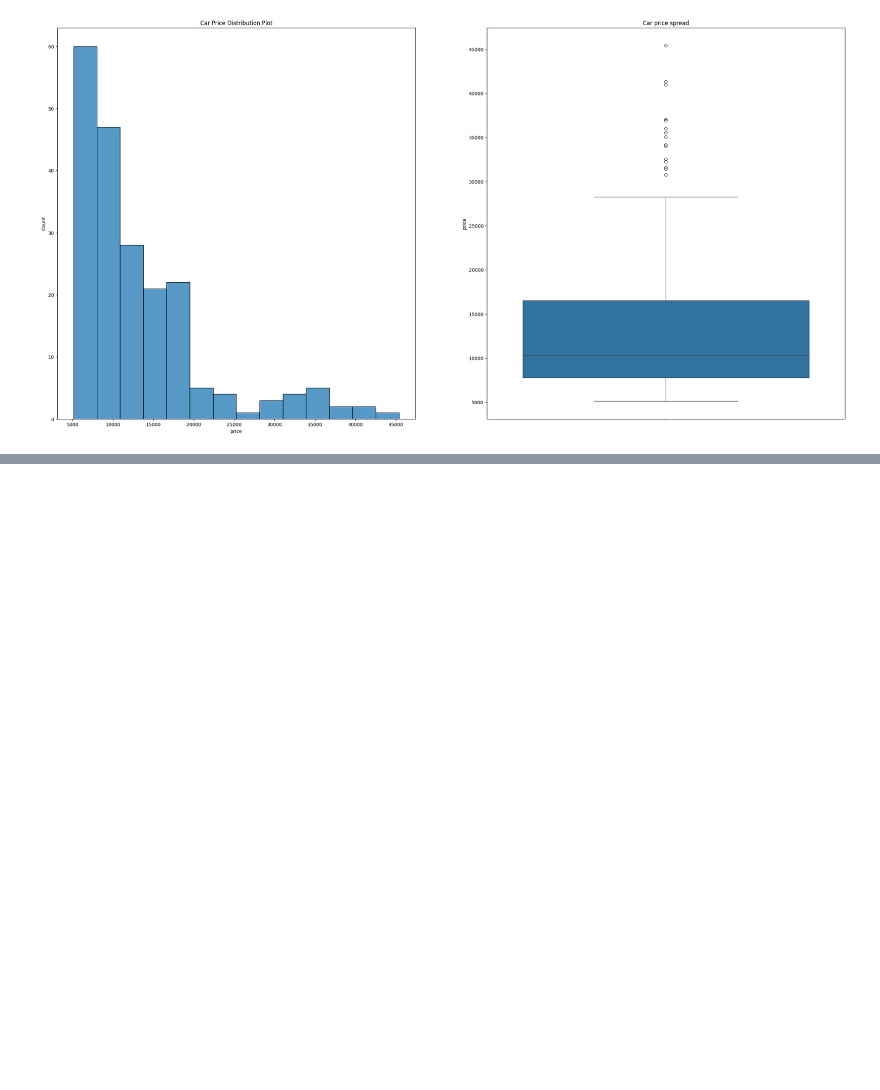
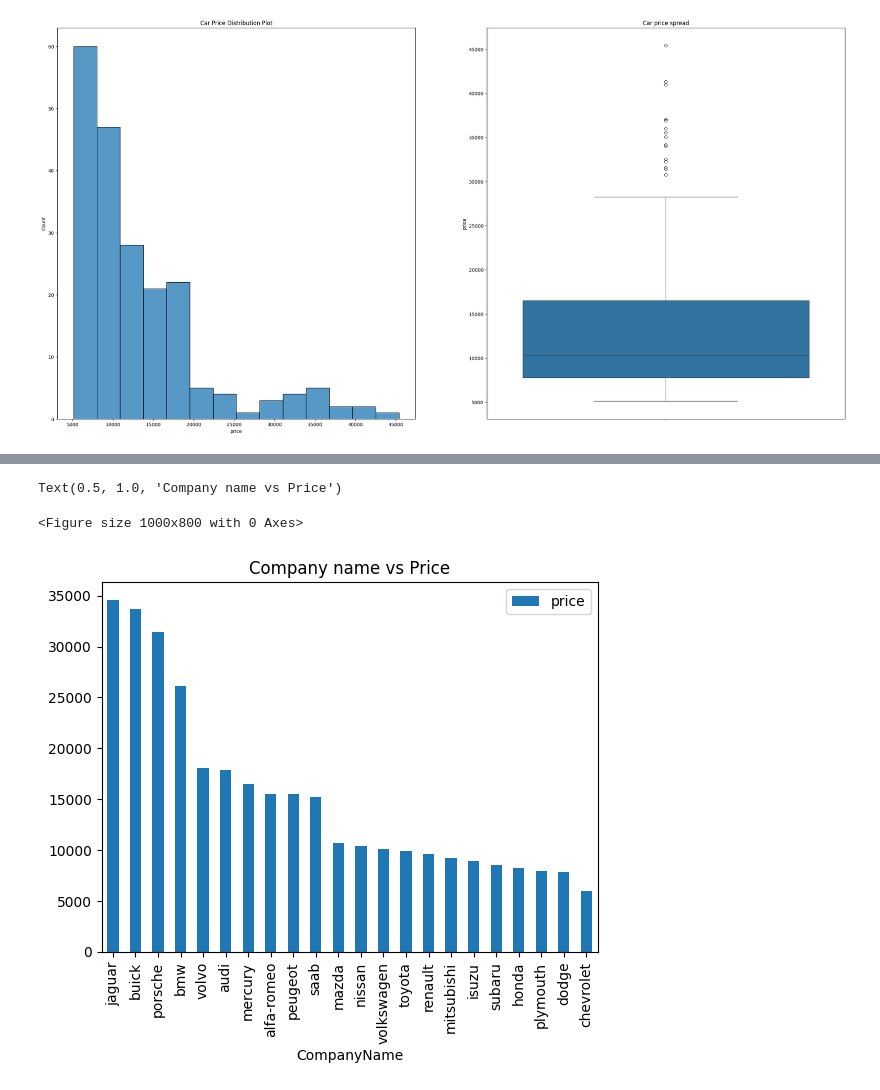
Before and after one commit to asa1997/CarPricePrediction, a Jupyter notebook: carpriceprediction.ipynb, the cells around one changed output, grey strips where cells are left out. Drawn from its saved outputs; the diff is of its cells as text; code cells hidden in the pictures; blank space fills up the shorter version.

```diff
--- a/carpriceprediction.ipynb
+++ b/carpriceprediction.ipynb
@@ -134,0 +224,10 @@ plt.show
+# %%
+plt.figure(figsize=(10, 8))
+
+df = pd.DataFrame(data.groupby(['CompanyName'])['price'].mean().sort_values(ascending=False))
+df.plot.bar()
+plt.title('Company name vs Price')
+# %% [output]
+Text(0.5, 1.0, 'Company name vs Price')
+<Figure size 1000x800 with 0 Axes>
+[figure, added]
```
Also changed, not shown: parts of 5 cells of this notebook.
